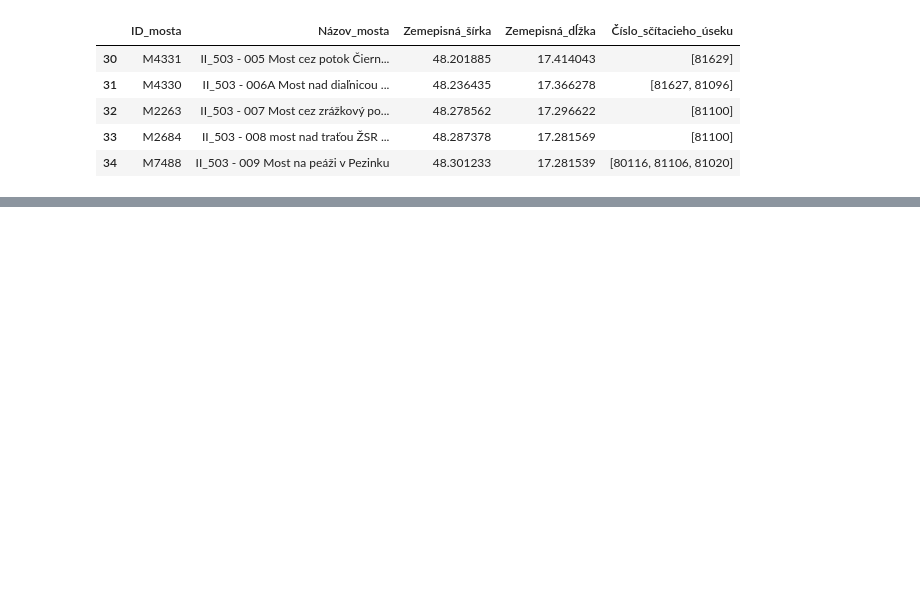
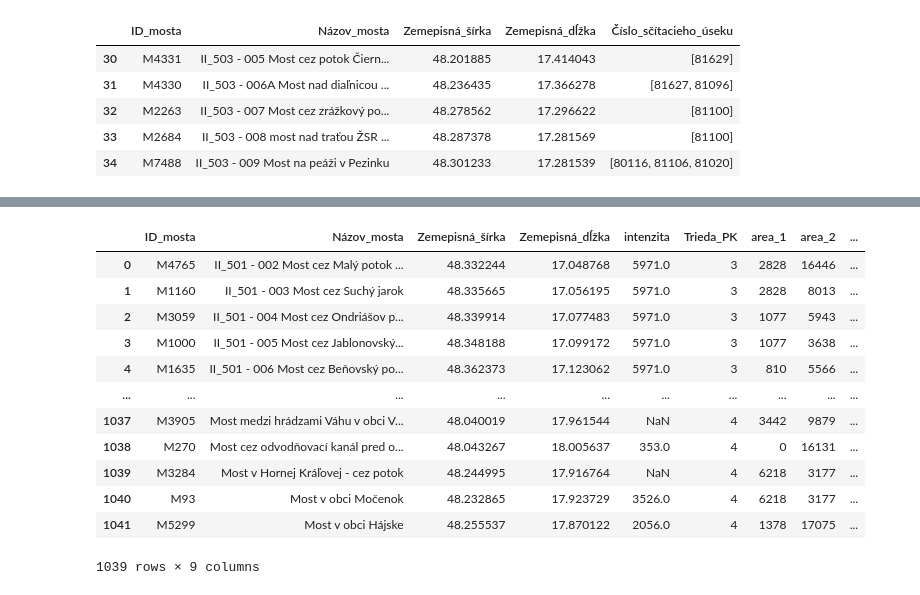
Before and after one commit to Medvedku/Bridges, a Jupyter notebook: 00_SSC/A_traffic_intensity.ipynb, the cells around one changed output, grey strips where cells are left out. Cells and saved outputs as stored; diff of their text form; code cells hidden in the pictures; blank space fills up the shorter version.

```diff
--- a/00_SSC/A_traffic_intensity.ipynb
+++ b/00_SSC/A_traffic_intensity.ipynb
@@ -194,0 +182,4 @@ merged_df.to_excel(excel_file_path, index=False)
+# %%
+# Merge the dataframes based on the "ID_mosta" column
+merged_df_with_bridges = merged_df_with_bridges.merge(
+    df_bridges_all[['ID_mosta', 'Trieda_PK']], on='ID_mosta', how='left')
@@ -194,0 +228,55 @@ merged_df.to_excel(excel_file_path, index=False)
+# %%
+def sum_population_around_bridges(df_bridges, df_distances, lst):
+    # Make sure lst is sorted to properly define ranges
+    lst = sorted(lst)
+
+    # Prepare the column names based on the list
+    column_names = [f'area_{i+1}' for i in range(len(lst))]
+
+    # Initialize the columns in df_bridges
+    for col in column_names:
+        df_bridges[col] = 0
+
+    # Iterate over each bridge in df_bridges
+    for index, bridge in df_bridges.iterrows():
+        # Extract the bridge ID
+        bridge_id = bridge['ID_mosta']
+
+        # If the bridge ID exists in df_distances columns
+        if bridge_id in df_distances.columns:
+            # For each area, calculate the sum of populations
+            for i, perimeter in enumerate(lst):
+                # Define the range for this area
+                min_dist = 0 if i == 0 else lst[i-1]
+                max_dist = perimeter
+
+                # Filter settlements within this range
+                within_range = df_distances[(df_distances[bridge_id] > min_dist) & (
+                    df_distances[bridge_id] <= max_dist)]
+
+                # Sum their populations and assign to the corresponding column in df_bridges
+                df_bridges.loc[index, column_names[i]
+                               ] = within_range['population'].sum()
+
+    return df_bridges
+# %%
+# Example usage
+lst = [2, 7, 17]
+merged_df_with_bridges_updated = sum_population_around_bridges(
+    merged_df_with_bridges, df_distances, lst)
+# %%
+merged_df_with_bridges_updated
+# %% [output]
+|  | ID_mosta | Názov_mosta | Zemepisná_šírka | Zemepisná_dĺžka | intenzita | Trieda_PK | area_1 | area_2 | ... |
+| 0 | M4765 | II_501 - 002 Most cez Malý potok ... | 48.332244 | 17.048768 | 5971.0 | 3 | 2828 | 16446 | ... |
+| 1 | M1160 | II_501 - 003 Most cez Suchý jarok | 48.335665 | 17.056195 | 5971.0 | 3 | 2828 | 8013 | ... |
+| 2 | M3059 | II_501 - 004 Most cez Ondriášov p... | 48.339914 | 17.077483 | 5971.0 | 3 | 1077 | 5943 | ... |
+| 3 | M1000 | II_501 - 005 Most cez Jablonovský... | 48.348188 | 17.099172 | 5971.0 | 3 | 1077 | 3638 | ... |
+| 4 | M1635 | II_501 - 006 Most cez Beňovský po... | 48.362373 | 17.123062 | 5971.0 | 3 | 810 | 5566 | ... |
+| ... | ... | ... | ... | ... | ... | ... | ... | ... | ... |
+| 1037 | M3905 | Most medzi hrádzami Váhu v obci V... | 48.040019 | 17.961544 | NaN | 4 | 3442 | 9879 | ... |
+| 1038 | M270 | Most cez odvodňovací kanál pred o... | 48.043267 | 18.005637 | 353.0 | 4 | 0 | 16131 | ... |
+| 1039 | M3284 | Most v Hornej Kráľovej - cez potok | 48.244995 | 17.916764 | NaN | 4 | 6218 | 3177 | ... |
+| 1040 | M93 | Most v obci Močenok | 48.232865 | 17.923729 | 3526.0 | 4 | 6218 | 3177 | ... |
+| 1041 | M5299 | Most v obci Hájske | 48.255537 | 17.870122 | 2056.0 | 4 | 1378 | 17075 | ... |
+1039 rows × 9 columns
```
Also changed, not shown: parts of 24 cells of this notebook, 4 other files.
